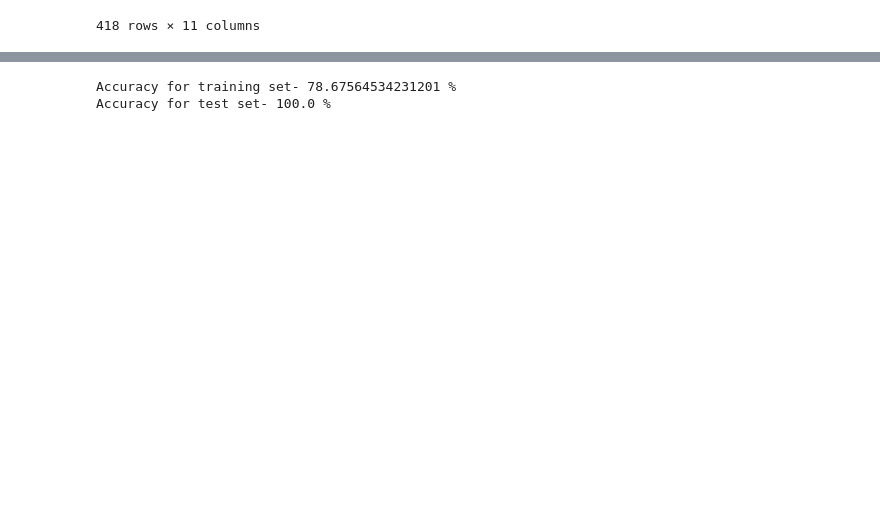
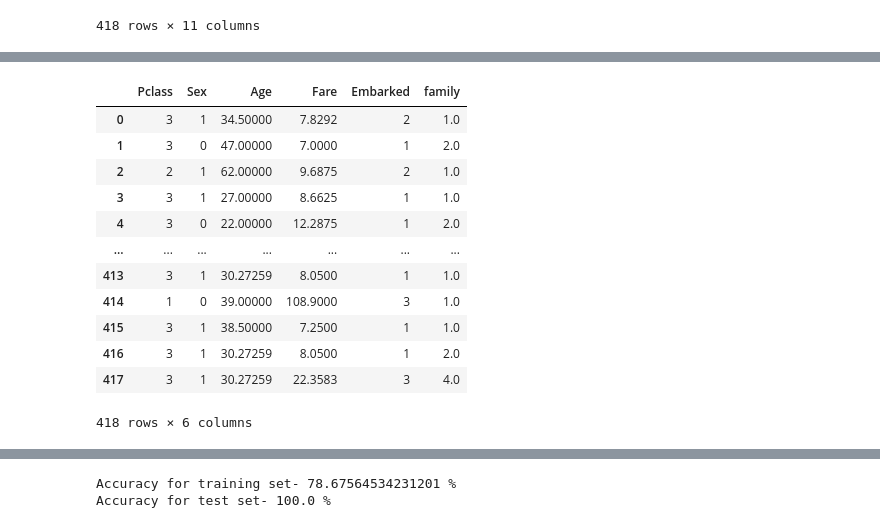
Before and after one commit to devangm2000/Kaggle_Titanic, a Jupyter notebook: kaggletitanic.ipynb, the cells around one changed output, grey strips where cells are left out. Drawn from its saved outputs; the diff is of its cells as text; code cells hidden in the pictures; blank space fills up the shorter version.

```diff
--- a/kaggletitanic.ipynb
+++ b/kaggletitanic.ipynb
@@ -55,3 +123,17 @@ test['Embarked'] = test['Embarked'].replace(['S','Q','C'],[1,2,3])
 # %%
-train1=train.drop(columns=['PassengerId','Name','SibSp','Parch','Ticket','Cabin'])
-test1=test.drop(columns=['PassengerId','Name','SibSp','Parch','Ticket','Cabin'])
+X_test=test.drop(columns=['PassengerId','Name','SibSp','Parch','Ticket','Cabin'])
+X_test
+# %% [output]
+|  | Pclass | Sex | Age | Fare | Embarked | family |
+| 0 | 3 | 1 | 34.50000 | 7.8292 | 2 | 1.0 |
+| 1 | 3 | 0 | 47.00000 | 7.0000 | 1 | 2.0 |
+| 2 | 2 | 1 | 62.00000 | 9.6875 | 2 | 1.0 |
+| 3 | 3 | 1 | 27.00000 | 8.6625 | 1 | 1.0 |
+| 4 | 3 | 0 | 22.00000 | 12.2875 | 1 | 2.0 |
+| ... | ... | ... | ... | ... | ... | ... |
+| 413 | 3 | 1 | 30.27259 | 8.0500 | 1 | 1.0 |
+| 414 | 1 | 0 | 39.00000 | 108.9000 | 3 | 1.0 |
+| 415 | 3 | 1 | 38.50000 | 7.2500 | 1 | 1.0 |
+| 416 | 3 | 1 | 30.27259 | 8.0500 | 1 | 2.0 |
+| 417 | 3 | 1 | 30.27259 | 22.3583 | 3 | 4.0 |
+418 rows × 6 columns
```
Also changed, not shown: parts of 13 cells of this notebook.
